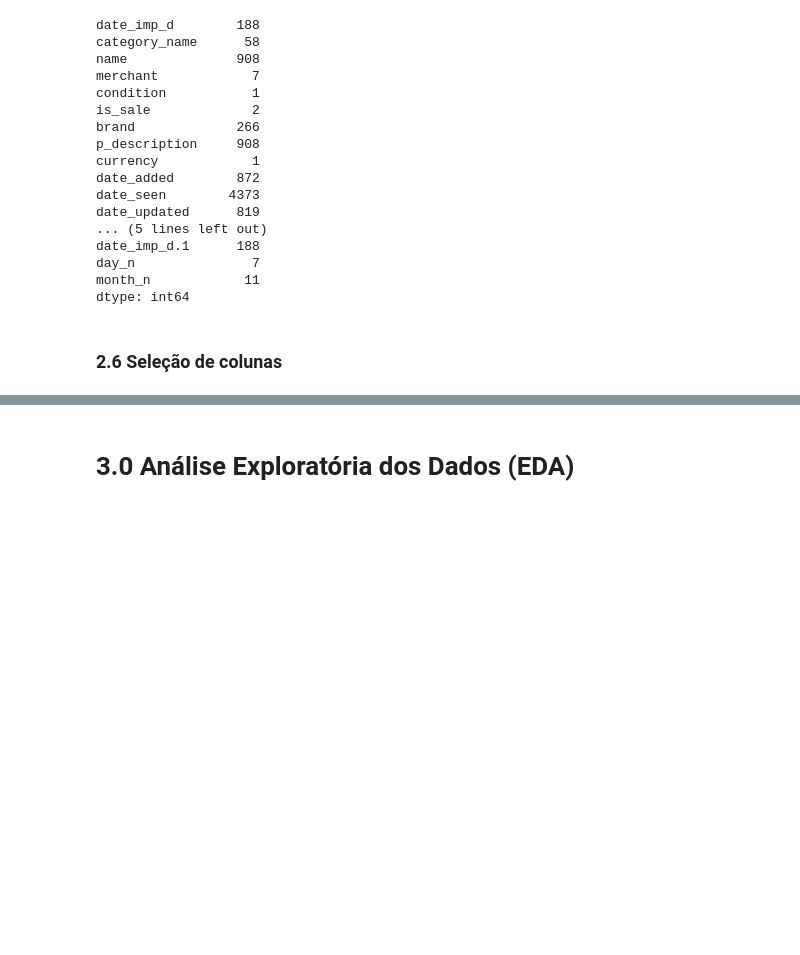
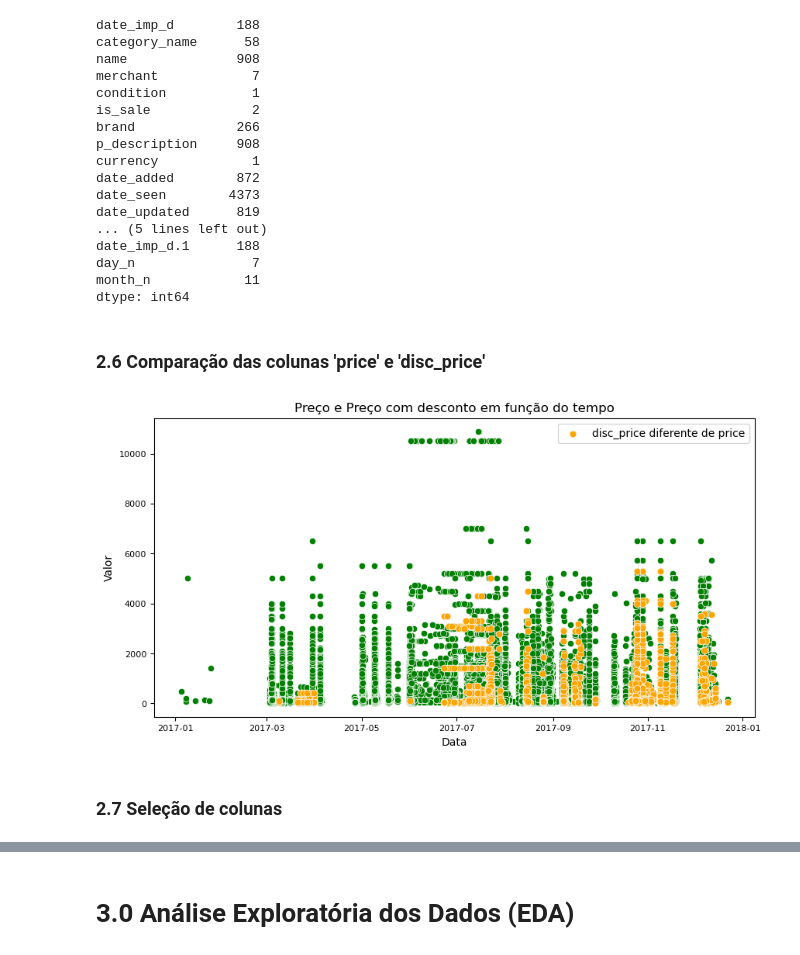
Before and after one commit to luc457x/CDS-ElasticidadeDePreco, a Jupyter notebook: ciclo1.ipynb, the cells around one changed output, grey strips where cells are left out. Saved outputs shown, nothing was run; the diff lists cells and outputs as text; code cells hidden in the pictures; blank space fills up the shorter version.

```diff
--- a/ciclo1.ipynb
+++ b/ciclo1.ipynb
@@ -158,8 +168,26 @@ date_imp_d.1      188
 day_n               7
 month_n            11
 dtype: int64
+# %% [markdown]
+### 2.6 Comparação das colunas 'price' e 'disc_price'
+# %%
+plt.figure(figsize=(10,5))
+
+sns.scatterplot(data=df1, x='date_imp', y='price', color='green')
+sns.scatterplot(data=df1[df1['price'] != df1['disc_price']], x='date_imp', y='disc_price',
+    color='orange', s=40, marker='o', label='disc_price diferente de price')
+
+plt.xlabel('Data')
+plt.ylabel('Valor')
+plt.title('Preço e Preço com desconto em função do tempo')
+plt.xticks(fontsize=8)
+plt.yticks(fontsize=8)
+plt.legend()
+plt.show()
+# %% [output]
+[figure, added]
 # %% [markdown]
-### 2.6 Seleção de colunas
+### 2.7 Seleção de colunas
 # %%
 cols_drop = ['unnamed: 0', 'cluster', 'imp_count', 'zscore_1', 'price_std', 'date_imp_d', 'condition', 'is_sale',
             'currency', 'date_added', 'date_seen', 'date_updated', 'image_ur_ls', 'shipping', 'source_ur_ls',
```
Also changed, not shown: parts of 31 cells of this notebook, 2 other files.
